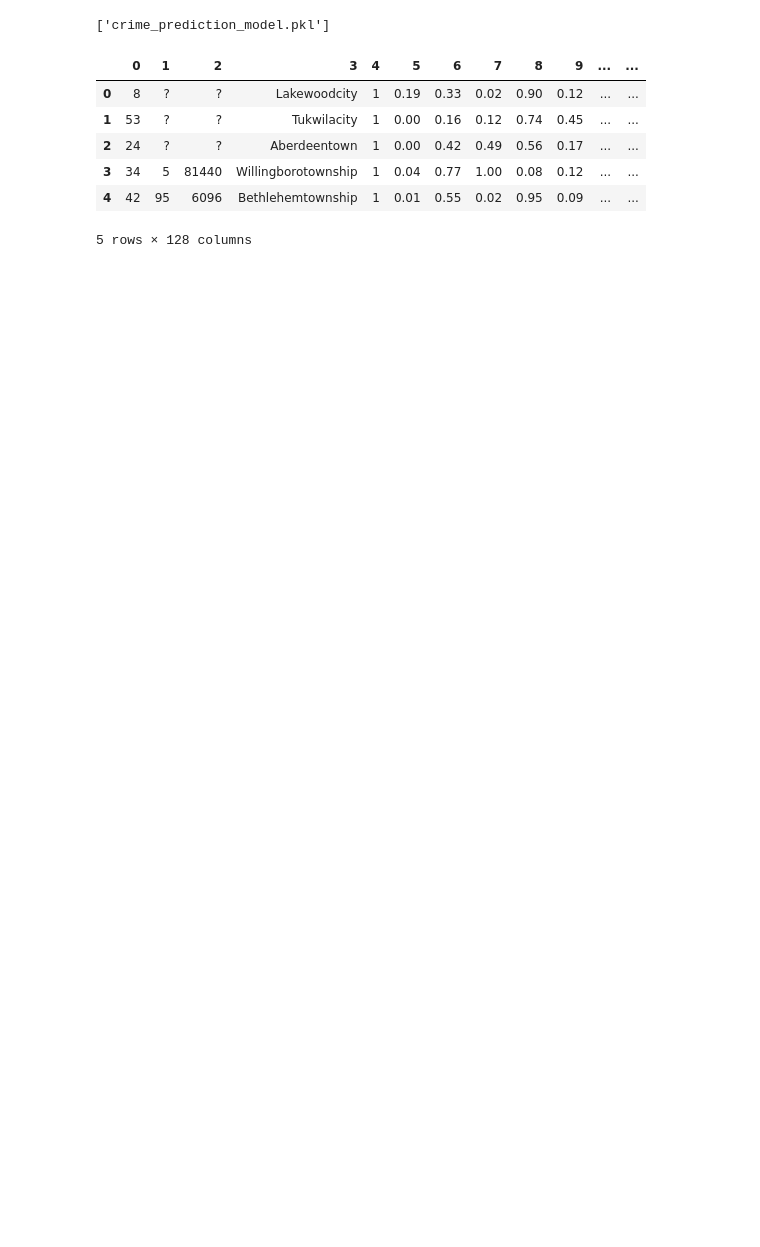
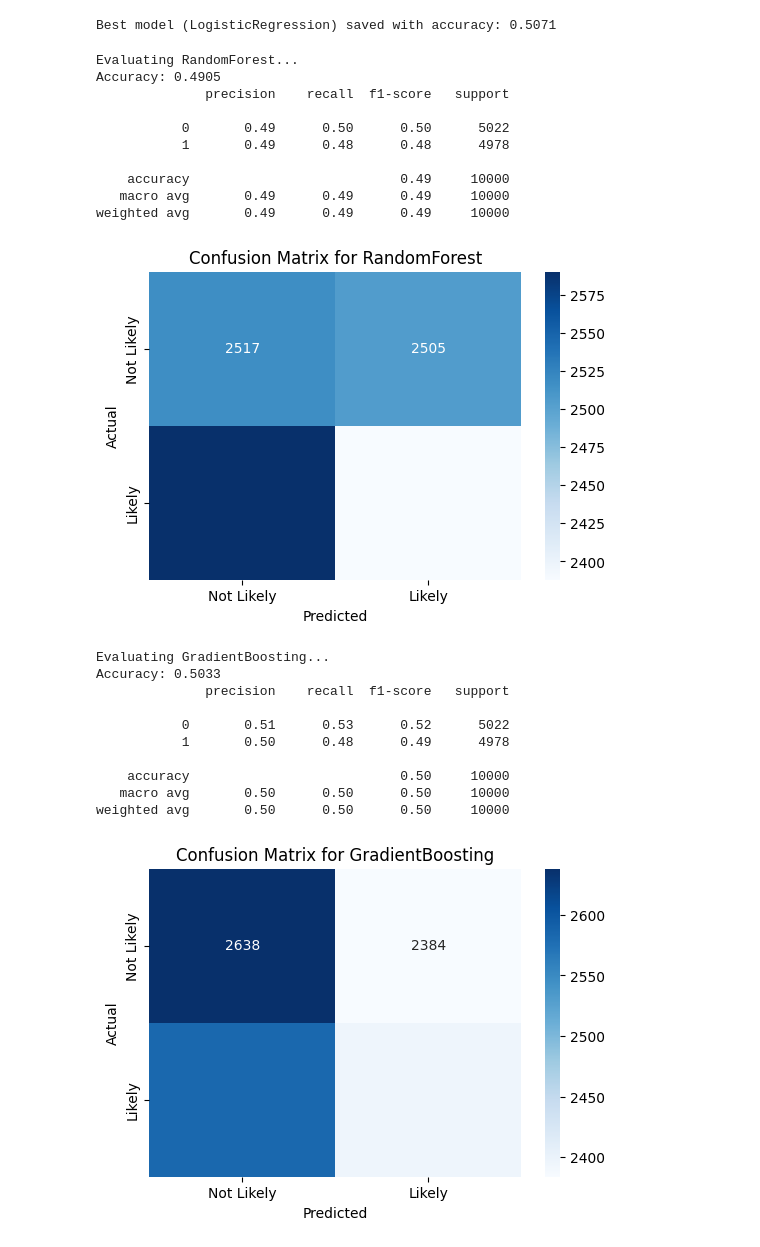
Before and after one commit to FatSijarina/LabProject, a Jupyter notebook: ModelTraining/model_training.ipynb, the cells around one changed output. Saved outputs shown, nothing was run; the diff lists cells and outputs as text; code cells hidden in the pictures; blank space fills up the shorter version.

```diff
--- a/ModelTraining/model_training.ipynb
+++ b/ModelTraining/model_training.ipynb
@@ -14,7 +27,7 @@ from imblearn.over_sampling import SMOTE
 import joblib
 # %%
 np.random.seed(42)
-n_samples = 5000
+n_samples = 50000  # Increased dataset size
 
 data = {
     'age': np.random.randint(18, 60, n_samples),
@@ -26,7 +39,7 @@ data = {
     'social_media_activity': np.random.choice([0, 1], n_samples),
     'income_stress': np.random.choice([0, 1], n_samples),
     'victim_relationship': np.random.choice(['Family', 'Friend', 'Stranger'], n_samples),
-    'crime_committed': np.random.choice([0, 1], n_samples)  # 0 = Not likely, 1 = Likely to commit crime
+    'crime_committed': np.random.choice([0, 1], n_samples)  # 0 = Not likely, 1 = Likely
 }
 # %%
 df = pd.DataFrame(data)
@@ -62,11 +85,13 @@ models = {
     "RandomForest": RandomForestClassifier(n_estimators=100, random_state=42),
     "GradientBoosting": GradientBoostingClassifier(n_estimators=100, random_state=42),
     "LogisticRegression": LogisticRegression(),
-    "SVM": SVC(probability=True),
     "KNN": KNeighborsClassifier(n_neighbors=5),
     "NeuralNetwork": MLPClassifier(hidden_layer_sizes=(50, 50), max_iter=500, random_state=42)
 }
 # %%
+best_model = None
+best_accuracy = 0
+
 for name, model in models.items():
     print(f"Training {name}...")
     model.fit(X_train, y_train)
@@ -75,5 +100,9 @@ for name, model in models.items():
     print(f"Accuracy of {name}: {accuracy:.4f}")
     print(classification_report(y_test, y_pred, zero_division=1))
     print("-" * 50)
+
+    if accuracy > best_accuracy:
+        best_accuracy = accuracy
+        best_model = model
 # %% [output]
 Training RandomForest...
@@ -94,19 +123,52 @@ weighted avg       0.48      0.48      0.48      1000
 
 --------------------------------------------------
 # %%
-joblib.dump(models["RandomForest"], "crime_prediction_model.pkl")
+if best_model:
+    joblib.dump(best_model, "crime_prediction_model.pkl")
+    print(f"Best model ({best_model.__class__.__name__}) saved with accuracy: {best_accuracy:.4f}")
 # %% [output]
-['crime_prediction_model.pkl']
+Best model (LogisticRegression) saved with accuracy: 0.5071
 # %%
-import pandas as pd
+import seaborn as sns
+import matplotlib.pyplot as plt
+from sklearn.metrics import accuracy_score, classification_report, confusion_matrix
 
-df = pd.read_csv('communities.data', header=None)
-df.head()
+# Make predictions and evaluate
+for name, model in models.items():
+    print(f"Evaluating {name}...")
+    y_pred = model.predict(X_test)
+    accuracy = accuracy_score(y_test, y_pred)
+    print(f"Accuracy: {accuracy:.4f}")
+    print(classification_report(y_test, y_pred))
+
+    # Confusion Matrix
+    cm = confusion_matrix(y_test, y_pred)
+    plt.figure(figsize=(6, 4))
+    sns.heatmap(cm, annot=True, fmt='d', cmap='Blues', xticklabels=['Not Likely', 'Likely'], yticklabels=['Not Likely', 'Likely'])
+    plt.xlabel("Predicted")
+    plt.ylabel("Actual")
+    plt.title(f"Confusion Matrix for {name}")
+    plt.show()
 # %% [output]
-|  | 0 | 1 | 2 | 3 | 4 | 5 | 6 | 7 | 8 | 9 | ... | ... |
-| 0 | 8 | ? | ? | Lakewoodcity | 1 | 0.19 | 0.33 | 0.02 | 0.90 | 0.12 | ... | ... |
-| 1 | 53 | ? | ? | Tukwilacity | 1 | 0.00 | 0.16 | 0.12 | 0.74 | 0.45 | ... | ... |
-| 2 | 24 | ? | ? | Aberdeentown | 1 | 0.00 | 0.42 | 0.49 | 0.56 | 0.17 | ... | ... |
-| 3 | 34 | 5 | 81440 | Willingborotownship | 1 | 0.04 | 0.77 | 1.00 | 0.08 | 0.12 | ... | ... |
-| 4 | 42 | 95 | 6096 | Bethlehemtownship | 1 | 0.01 | 0.55 | 0.02 | 0.95 | 0.09 | ... | ... |
-5 rows × 128 columns
+Evaluating RandomForest...
+Accuracy: 0.4905
+              precision    recall  f1-score   support
+
+           0       0.49      0.50      0.50      5022
+           1       0.49      0.48      0.48      4978
+
+    accuracy                           0.49     10000
+   macro avg       0.49      0.49      0.49     10000
+weighted avg       0.49      0.49      0.49     10000
+[figure, added]
+Evaluating GradientBoosting...
+Accuracy: 0.5033
+              precision    recall  f1-score   support
+
+           0       0.51      0.53      0.52      5022
+           1       0.50      0.48      0.49      4978
+
+    accuracy                           0.50     10000
+   macro avg       0.50      0.50      0.50     10000
+weighted avg       0.50      0.50      0.50     10000
+[figure, added]
```
Also changed, not shown: parts of 6 cells of this notebook, 1 other file.
